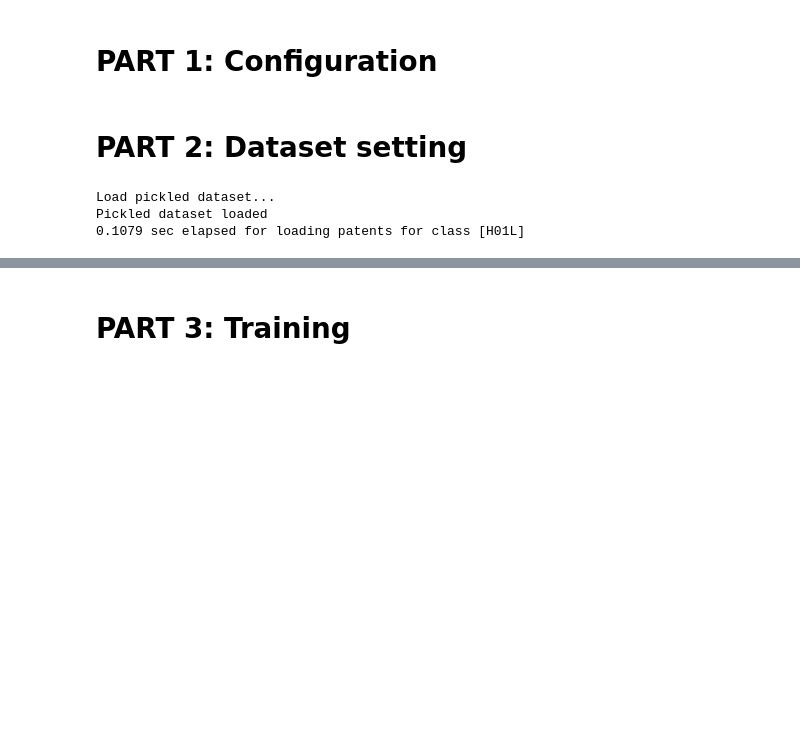
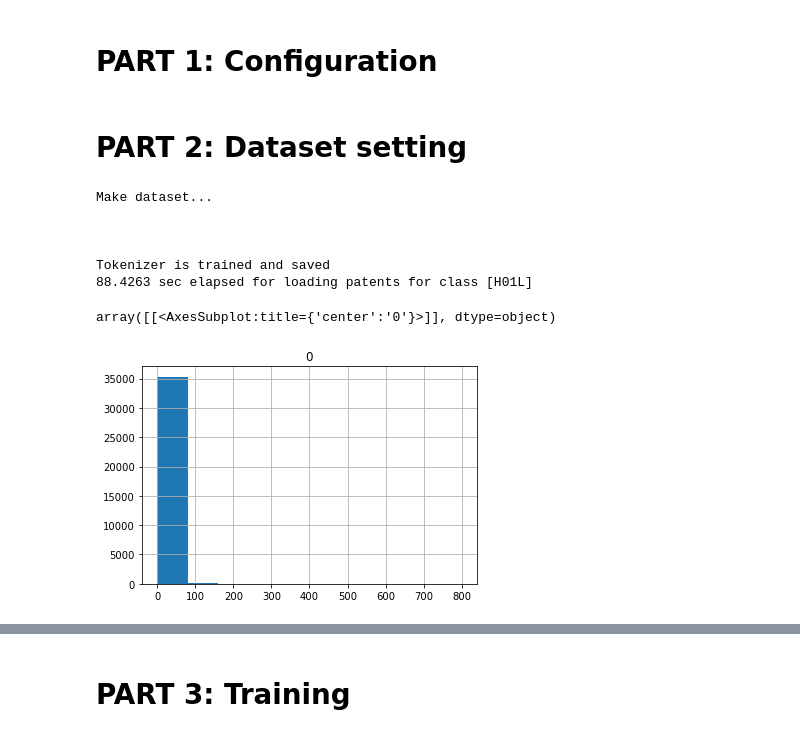
Before and after one commit to glee2/TOA-using-generative-predictive-models, a Jupyter notebook: src/Laboratory.ipynb, the cells around one changed output, grey strips where cells are left out. Drawn from its saved outputs; the diff is of its cells as text; code cells hidden in the pictures; blank space fills up the shorter version.

```diff
--- a/src/Laboratory.ipynb
+++ b/src/Laboratory.ipynb
@@ -59,7 +59,7 @@ args = argparse.Namespace(
     data_type="claim",
     data_file = "collection_[H01L,H10][2017].csv",
     target_ipc="H01L",
-    pred_type="classification",
+    pred_type="regression",
     n_TC = 5,
     use_pretrained_tokenizer=False,
     do_train=None,
@@ -193,6 +193,14 @@ configs.model.update({"tokenizer": tech_dataset.tokenizer,
                         "i_padding": tech_dataset.tokenizer.token_to_id("<PAD>")})
 configs.model.update({"d_latent": configs.model.n_enc_seq * configs.model.d_hidden})
 # %% [output]
-Load pickled dataset...
-Pickled dataset loaded
-0.1079 sec elapsed for loading patents for class [H01L]
+Make dataset...
+
+
+
+Tokenizer is trained and saved
+88.4263 sec elapsed for loading patents for class [H01L]
+# %%
+pd.DataFrame(tech_dataset.Y).hist()
+# %% [output]
+array([[<AxesSubplot:title={'center':'0'}>]], dtype=object)
+[figure, added]
```
Also changed, not shown: parts of 5 cells of this notebook, 9 other files.
